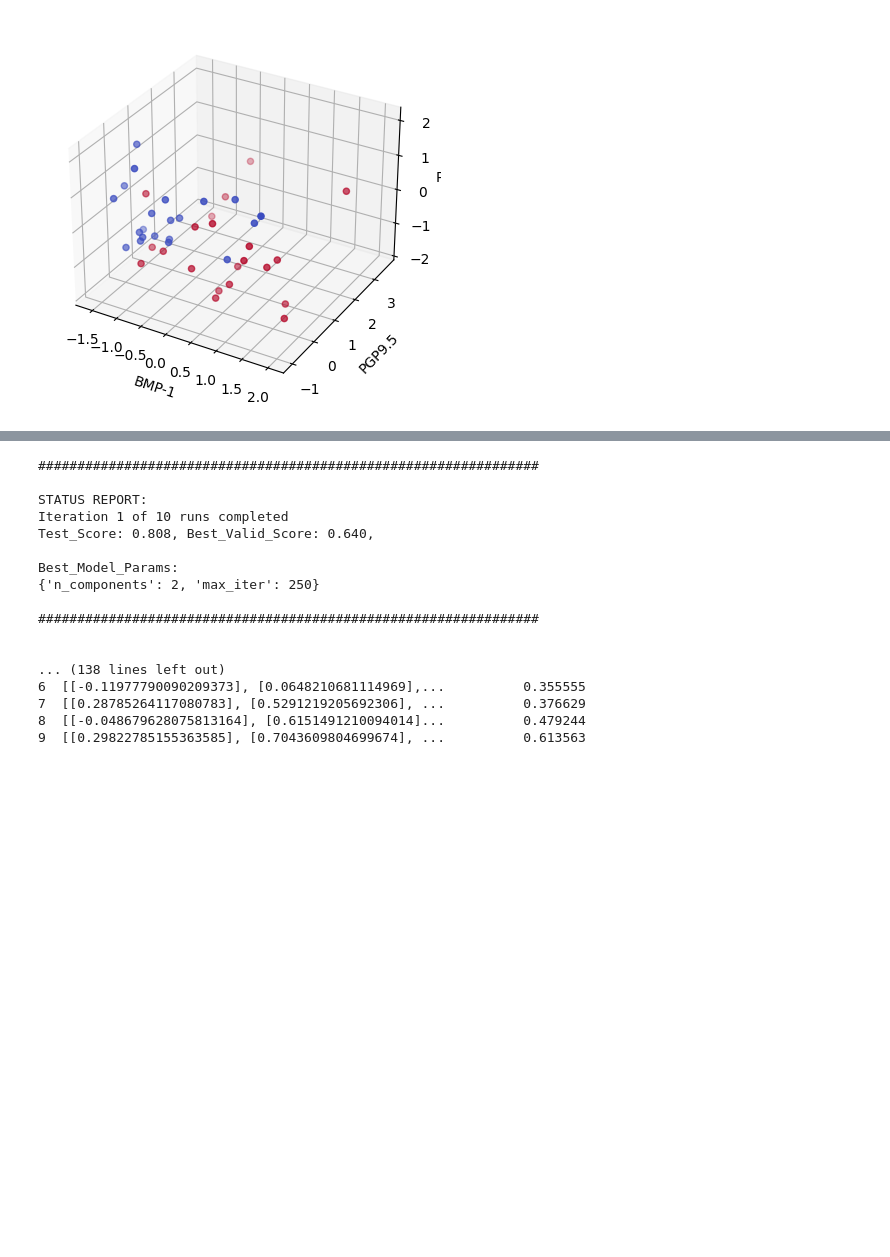
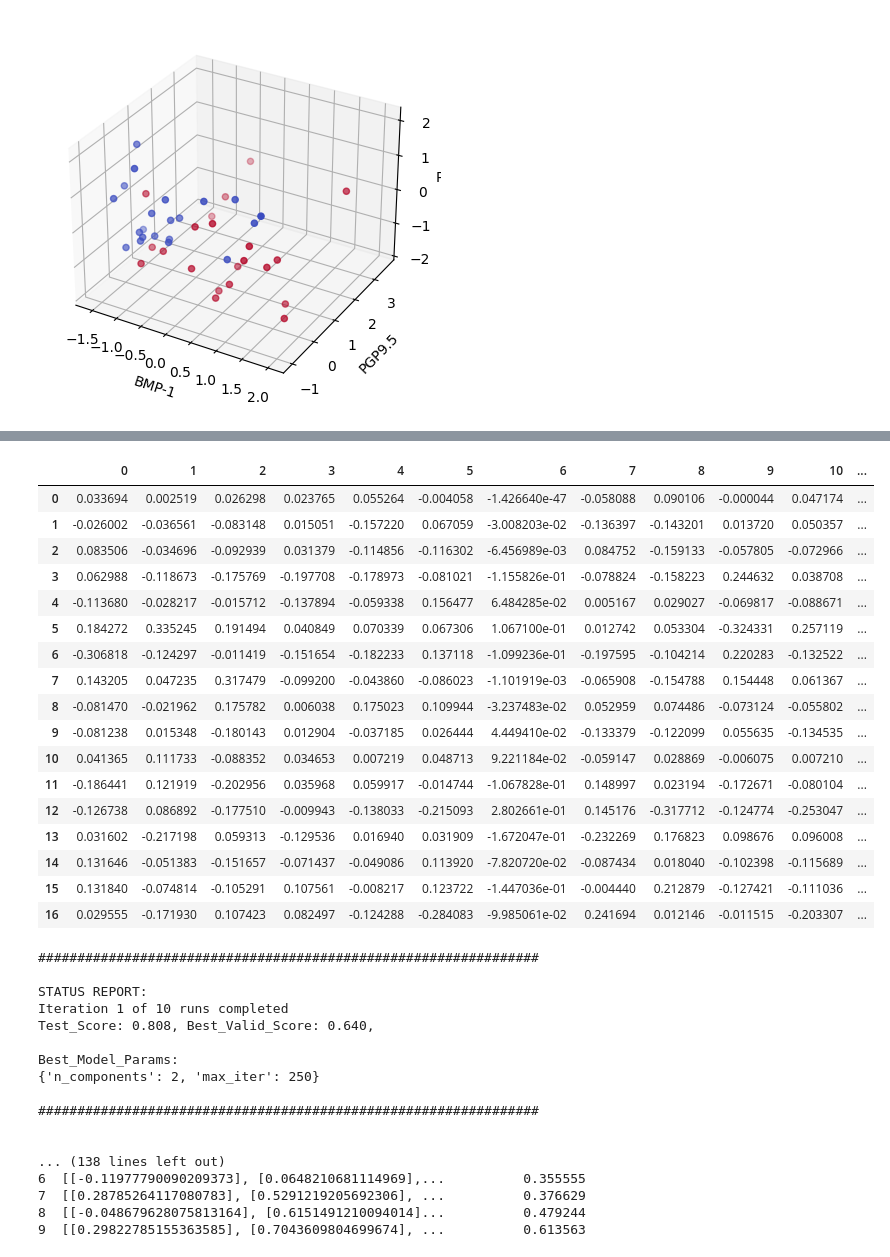
Before and after one commit to Norange01/ML_App_Repro, a Jupyter notebook: Nanoparticles/Repro_Preliminary_model_screening.ipynb, the cells around one changed output, grey strips where cells are left out. Cells and saved outputs as stored; diff of their text form; code cells hidden in the pictures; blank space fills up the shorter version.

```diff
--- a/Nanoparticles/Repro_Preliminary_model_screening.ipynb
+++ b/Nanoparticles/Repro_Preliminary_model_screening.ipynb
@@ -226,11 +238,11 @@ class NESTED_CV:
 
         elif model_type == 'NN':
           self.user_defined_model = MLPRegressor()
-          self.p_grid ={"hidden_layer_sizes" : [(10,),(20,),(30,),(40,),(50,),(60,),(10,10),(20,20),(30,30),(40,40),(50,50),(60,60)],
+          self.p_grid ={"hidden_layer_sizes" : [()],
                          "learning_rate_init": [0.0001,0.001,0.01],
                          "alpha":[1e-2,1e-3,1e-4],
-                         "batch_size":[32, 64, 128, 256],
-                         "activation": ['tanh', 'identity', 'logistic', 'relu']}
+                         "batch_size":[16 ,32, 64, 128, 256],
+                         "activation": ['tanh', 'logistic', 'relu']}
 
         else:
           print("#######################\nSELECTION UNAVAILABLE!\n#######################\n\nPlease chose one of the following options:\n\n 'MLR'for multiple linear regression\n\n 'lasso' for multiple linear regression with east absolute shrinkage and selection operator (lasso)\n\n 'kNN'for k-Nearest Neighbors\n\n 'PLS' for partial least squares\n\n 'SVR' for support vertor regressor\n\n 'DT' for decision tree\n\n 'RF' for random forest\n\n 'LGBM' for LightGBM\n\n 'XGB' for XGBoost\n\n 'NGB' for NGBoost")
@@ -243,6 +255,8 @@ class NESTED_CV:
         #xArr.columns = xArr.columns.astype(str)
         stdScale=StandardScaler().fit(xArr)
         self.X=stdScale.transform(xArr)
+
+        self.G=gArr
 
         display(self.X)
         display(self.Y)
@@ -268,19 +282,21 @@ class NESTED_CV:
           for train_index, test_index in cv_outer.split(self.X, self.Y):
               X_train, X_test = self.X[train_index], self.X[test_index]
               y_train, y_test = self.Y[train_index], self.Y[test_index]
+              g_train, g_test = self.G[train_index], self.G[test_index]
+
 
               # store test set information
               y_test = np.array(y_test) #prevents index from being brought from dataframe
               self.y_test_list.append(y_test)
 
               # configure the cross-validation procedure - inner loop (validation set/HP optimization)
-              cv_inner = KFold(n_splits=10) #should be 10 fold group split for inner loop
+              cv_inner = GroupKFold(n_splits=4) #should be 10 fold group split for inner loop
 
               # define search space
               search = RSCV(self.user_defined_model, self.p_grid, n_iter=100, verbose=0, scoring='neg_mean_absolute_error', cv=cv_inner,  n_jobs= 6, refit=True) # should be 100
 
               # execute search
-              result = search.fit(X_train, y_train)
+              result = search.fit(X_train, y_train, groups=g_train)
 
               # get the best performing model fit on the whole training set
               best_model = result.best_estimator_
@@ -351,6 +367,9 @@ class NESTED_CV:
         ax.set_ylabel(highest3feat[1][1])
         ax.set_zlabel(highest3feat[2][1])
         plt.show()
+
+    def getWeightsMatrix(self):
+        print(best_model.coefs_)
 # %%
 def run_NESTED_CV(name, CV):
 
@@ -774,0 +804,24 @@ Best_Model_Params:
+# %%
+#print(NN_model.coefs_)
+df=pd.DataFrame(NN_model.coefs_[0])
+display(df)
+df.to_excel(excel_writer="/kaggle/working/coefs.xlsx")
+# %% [output]
+|  | 0 | 1 | 2 | 3 | 4 | 5 | 6 | 7 | 8 | 9 | 10 | ... |
+| 0 | 0.033694 | 0.002519 | 0.026298 | 0.023765 | 0.055264 | -0.004058 | -1.426640e-47 | -0.058088 | 0.090106 | -0.000044 | 0.047174 | ... |
+| 1 | -0.026002 | -0.036561 | -0.083148 | 0.015051 | -0.157220 | 0.067059 | -3.008203e-02 | -0.136397 | -0.143201 | 0.013720 | 0.050357 | ... |
+| 2 | 0.083506 | -0.034696 | -0.092939 | 0.031379 | -0.114856 | -0.116302 | -6.456989e-03 | 0.084752 | -0.159133 | -0.057805 | -0.072966 | ... |
+| 3 | 0.062988 | -0.118673 | -0.175769 | -0.197708 | -0.178973 | -0.081021 | -1.155826e-01 | -0.078824 | -0.158223 | 0.244632 | 0.038708 | ... |
+| 4 | -0.113680 | -0.028217 | -0.015712 | -0.137894 | -0.059338 | 0.156477 | 6.484285e-02 | 0.005167 | 0.029027 | -0.069817 | -0.088671 | ... |
+| 5 | 0.184272 | 0.335245 | 0.191494 | 0.040849 | 0.070339 | 0.067306 | 1.067100e-01 | 0.012742 | 0.053304 | -0.324331 | 0.257119 | ... |
+| 6 | -0.306818 | -0.124297 | -0.011419 | -0.151654 | -0.182233 | 0.137118 | -1.099236e-01 | -0.197595 | -0.104214 | 0.220283 | -0.132522 | ... |
+| 7 | 0.143205 | 0.047235 | 0.317479 | -0.099200 | -0.043860 | -0.086023 | -1.101919e-03 | -0.065908 | -0.154788 | 0.154448 | 0.061367 | ... |
+| 8 | -0.081470 | -0.021962 | 0.175782 | 0.006038 | 0.175023 | 0.109944 | -3.237483e-02 | 0.052959 | 0.074486 | -0.073124 | -0.055802 | ... |
+| 9 | -0.081238 | 0.015348 | -0.180143 | 0.012904 | -0.037185 | 0.026444 | 4.449410e-02 | -0.133379 | -0.122099 | 0.055635 | -0.134535 | ... |
+| 10 | 0.041365 | 0.111733 | -0.088352 | 0.034653 | 0.007219 | 0.048713 | 9.221184e-02 | -0.059147 | 0.028869 | -0.006075 | 0.007210 | ... |
+| 11 | -0.186441 | 0.121919 | -0.202956 | 0.035968 | 0.059917 | -0.014744 | -1.067828e-01 | 0.148997 | 0.023194 | -0.172671 | -0.080104 | ... |
+| 12 | -0.126738 | 0.086892 | -0.177510 | -0.009943 | -0.138033 | -0.215093 | 2.802661e-01 | 0.145176 | -0.317712 | -0.124774 | -0.253047 | ... |
+| 13 | 0.031602 | -0.217198 | 0.059313 | -0.129536 | 0.016940 | 0.031909 | -1.672047e-01 | -0.232269 | 0.176823 | 0.098676 | 0.096008 | ... |
+| 14 | 0.131646 | -0.051383 | -0.151657 | -0.071437 | -0.049086 | 0.113920 | -7.820720e-02 | -0.087434 | 0.018040 | -0.102398 | -0.115689 | ... |
+| 15 | 0.131840 | -0.074814 | -0.105291 | 0.107561 | -0.008217 | 0.123722 | -1.447036e-01 | -0.004440 | 0.212879 | -0.127421 | -0.111036 | ... |
+| 16 | 0.029555 | -0.171930 | 0.107423 | 0.082497 | -0.124288 | -0.284083 | -9.985061e-02 | 0.241694 | 0.012146 | -0.011515 | -0.203307 | ... |
```
Also changed, not shown: parts of 8 cells of this notebook.
